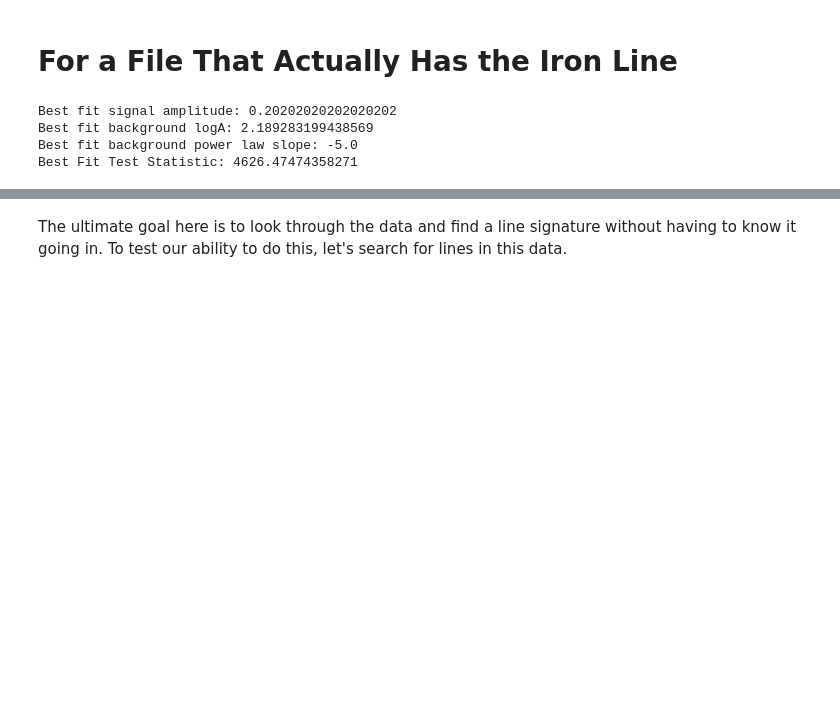
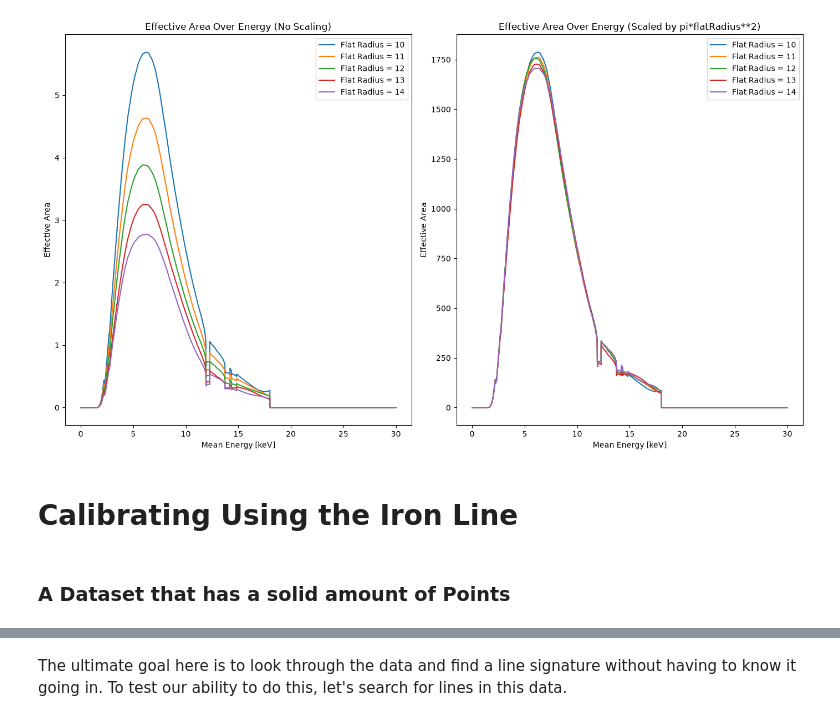
Before and after one commit to NickDahlen/XRISM_Research, a Jupyter notebook: dataPipeline.ipynb, the cells around one changed output, grey strips where cells are left out. Saved outputs shown, nothing was run; the diff lists cells and outputs as text; code cells hidden in the pictures; blank space fills up the shorter version.

```diff
--- a/dataPipeline.ipynb
+++ b/dataPipeline.ipynb
@@ -332,3 +616,42 @@ def relevantPlots(E_mean, counts, backgroundParams, signalParams, profileSignal,
+# %%
+def arfPlots(EMean, resultsList10, resultsList11, resultsList12, resultsList13, resultsList14):
+    #Begin actually graphing
+    fig, ax = plt.subplots(1, 2,figsize=(14, 8))
+
+    ax[0].plot(EMean, resultsList10[0], label="Flat Radius = 10")
+    ax[0].plot(EMean, resultsList11[0], label="Flat Radius = 11")
+    ax[0].plot(EMean, resultsList12[0], label="Flat Radius = 12")
+    ax[0].plot(EMean, resultsList13[0], label="Flat Radius = 13")
+    ax[0].plot(EMean, resultsList14[0], label="Flat Radius = 14")
+    ax[0].set_title("Effective Area Over Energy (No Scaling)")
+    ax[0].set_xlabel("Mean Energy [keV]")
+    ax[0].set_ylabel("Effective Area")
+    ax[0].legend()
+
+    arcsec2_to_sr = 2.350443e-11
+    deltaOmega = ((3.1*60)**2 * 34/36 *arcsec2_to_sr)
+
+    ax[1].plot(EMean, [val*100*np.pi for val in resultsList10[0]], label="Flat Radius = 10")
+    ax[1].plot(EMean, [(val*121*np.pi) for val in resultsList11[0]], label="Flat Radius = 11")
+    ax[1].plot(EMean, [(val*144*np.pi) for val in resultsList12[0]], label="Flat Radius = 12")
+    ax[1].plot(EMean, [(val*169*np.pi) for val in resultsList13[0]], label="Flat Radius = 13")
+    ax[1].plot(EMean, [(val*196*np.pi) for val in resultsList14[0]], label="Flat Radius = 14")
+    ax[1].set_title("Effective Area Over Energy (Scaled by pi*flatRadius**2)")
+    ax[1].set_xlabel("Mean Energy [keV]")
+    ax[1].set_ylabel("Effective Area")
+    ax[1].legend()
+
+
+    plt.tight_layout()
+    plt.show()
+
+    return fig, ax
+# %%
+fig2, ax2 = arfPlots(EMean, list10, list11, list12, list13, list14)
+# %% [output]
+[figure, added]
 # %% [markdown]
-# For a File That Actually Has the Iron Line
+# Calibrating Using the Iron Line
+# %% [markdown]
+### A Dataset that has a solid amount of Points
 # %%
@@ -336,10 +659,5 @@ Counts, Det_res, Exp, Cin_min, Cin_max, EMean, dE, Flux, cout_max, cout_min = lo
 # %%
-backgroundParams, signalParams, profileSignal, bestFitTestStat, bfList, A_sig_array, testStat, limit_signal_strength, reducedVals = runPipeline(Counts, Det_res, Exp, Cin_min, Cin_max, EMean, dE, 6.49, 0.025)
+backgroundParams, signalParams, profileSignal, bestFitTestStat, bestFit, bfList, A_sig_array, testStat, limit_signal_strength, reducedVals = runPipeline(Counts, Det_res, Exp, Cin_min, Cin_max, EMean, dE, 6.49, 0.025)
 print(f"Best fit signal amplitude: {profileSignal[0]} \nBest fit background logA: {profileSignal[1]} \nBest fit background power law slope: {profileSignal[2]} \nBest Fit Test Statistic: {bestFitTestStat}")
-# %% [output]
-Best fit signal amplitude: 0.20202020202020202
-Best fit background logA: 2.189283199438569
-Best fit background power law slope: -5.0
-Best Fit Test Statistic: 4626.47474358271
 # %%
 fig, axes = relevantPlots(EMean, Counts, backgroundParams, signalParams, profileSignal, bfList, A_sig_array, testStat, limit_signal_strength, reducedVals, 6.49, Exp)
```
Also changed, not shown: parts of 42 cells of this notebook.
